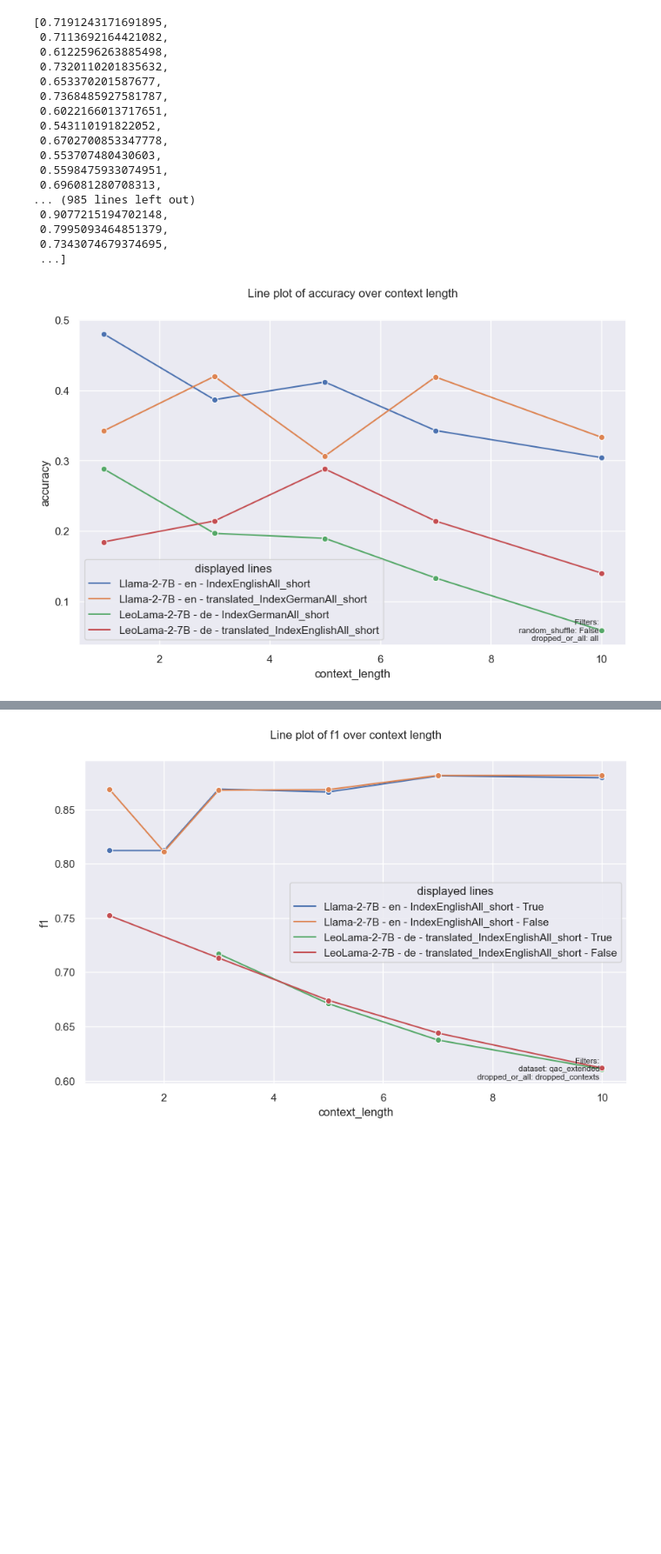
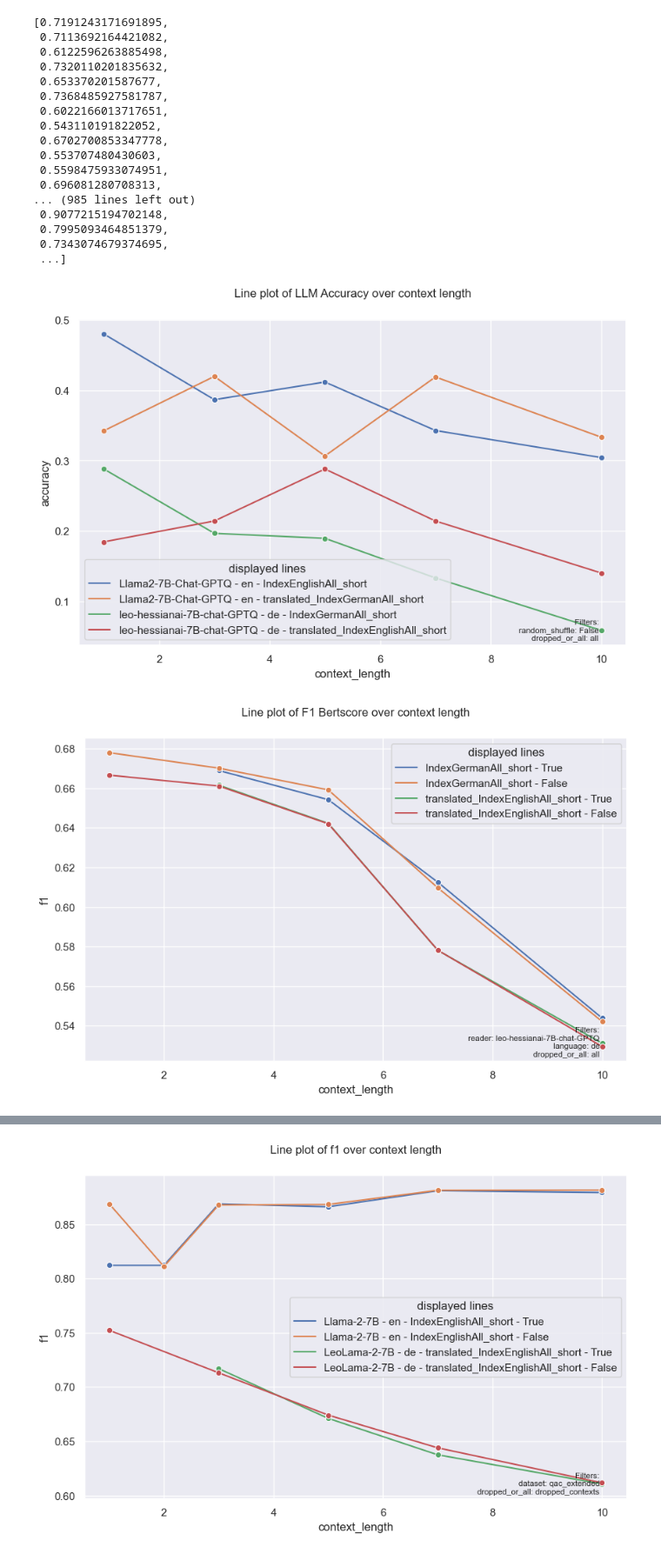
Before and after one commit to StephanPythonGod/Masterthesis, a Jupyter notebook: code/GenerateGraphs.ipynb, the cells around one changed output, grey strips where cells are left out. Shown at 87% size. Saved outputs shown, nothing was run; the diff lists cells and outputs as text; code cells hidden in the pictures; blank space fills up the shorter version.

```diff
--- a/code/GenerateGraphs.ipynb
+++ b/code/GenerateGraphs.ipynb
@@ -487,6 +487,8 @@ def load_reader_data(root_folder, selected_indices=[]):
     for language_folder in os.listdir(root_folder):
         language_folder_path = os.path.join(root_folder, language_folder)
 
+        if not os.path.isdir(language_folder_path):
+            continue
         for index in os.listdir(language_folder_path):
             if index in selected_indices:
                 index_path = os.path.join(language_folder_path, index)
@@ -571,6 +573,7 @@ metric_keys = ["llm_accuracy", "accuracy"]
 # %%
 import numpy as np
 import seaborn as sns
+import matplotlib.pyplot as plt
 
 def generate_lineplot(data, selected_indices, selected_readers, random_shuffles, dropped_or_all, language, selected_datasets, metric_keys, min_context_length=None, max_context_length=None):
     """
@@ -632,8 +635,22 @@ def generate_lineplot(data, selected_indices, selected_readers, random_shuffles,
                                 filtered_data.append(df_entry)
     df = pd.DataFrame(filtered_data)
 
-    # Create a new column that combines all the filters with more than one unique value
+    def change_name(reader):
+        if reader == "OpenAI-GPT35":
+            return "gpt-3.5-turbo"
+        elif reader == "LeoLama-2-7B":
+            return "leo-hessianai-7B-chat-GPTQ"
+        elif reader == "Llama-2-7B":
+            return "Llama2-7B-Chat-GPTQ"
+        else:
+            return reader
+
+
+    df['reader'] = df['reader'].apply(change_name)
+
     filter_columns = [col for col in df.columns if df[col].nunique() > 1 and col != metric_keys[-1] and col != 'context_length']
+    df['displayed lines'] = df[filter_columns].apply(lambda row: ' - '.join(row.values.astype(str)), axis=1)
+
     df['displayed lines'] = df[filter_columns].apply(lambda row: ' - '.join(row.values.astype(str)), axis=1)
 
     # Generate the line plot
@@ -641,8 +658,14 @@ def generate_lineplot(data, selected_indices, selected_readers, random_shuffles,
     # Generate the line plot
     sns.lineplot(y=metric_keys[-1], x="context_length", hue="displayed lines", data=df, marker="o")
 
+    metric_name = metric_keys[-1]
+    if metric_keys[0] == "llm_accuracy":
+        metric_name = "LLM Accuracy"
+
+    elif metric_keys[0] == "bertscore":
+        metric_name = "F1 Bertscore"
     # Add title with some space
-    plt.title('Line plot of ' + metric_keys[-1] + ' over context length', y=1.05)
+    plt.title('Line plot of ' + metric_name + ' over context length', y=1.05)
 
     # Create a box "filters" that states the settings of all the parameters which have only 1 value
     filter_settings = [f"{col}: {df[col].unique()[0]}" for col in df.columns if df[col].nunique() == 1 and col != "dataset"]
@@ -662,4 +685,17 @@ selected_datasets = ["qac_extended"]
 metric_keys = ["llm_accuracy", "accuracy"]  # Only one metric key is needed for the x-axis
 generate_lineplot(data, selected_indices=selected_indices, selected_readers=selected_readers, random_shuffles=random_shuffles, dropped_or_all=dropped_or_all, language=language, selected_datasets=selected_datasets, metric_keys=metric_keys)
 # %% [output]
-[figure, old version]
+[figure, new version]
+# %%
+
+selected_indices = [ "IndexEnglishAll_short", "IndexGermanAll_short", "translated_IndexEnglishAll_short", "translated_IndexGermanAll_short"]
+selected_readers = ["Llama-2-7B", "LeoLama-2-7B"]
+random_shuffles = ["True","False"]
+dropped_or_all = ["all"]
+language = ["de"]
+selected_datasets = ["qac_extended"]
+
+metric_keys = ["llm_accuracy", "accuracy"]  # Only one metric key is needed for the x-axis
+generate_lineplot(data, selected_indices=selected_indices, selected_readers=selected_readers, random_shuffles=random_shuffles, dropped_or_all=dropped_or_all, language=language, selected_datasets=selected_datasets, metric_keys=metric_keys_bert)
+# %% [output]
+[figure, added]
```
Also changed, not shown: parts of 29 cells of this notebook, 21 other files.
